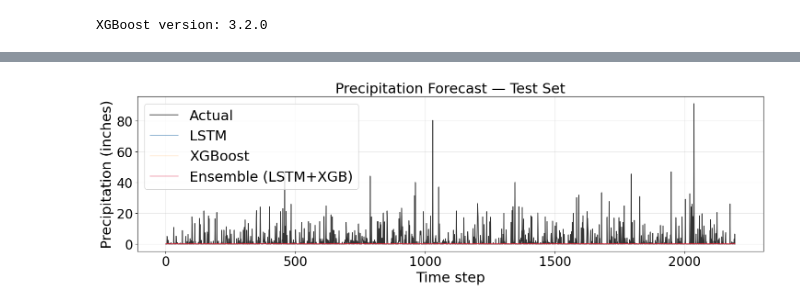
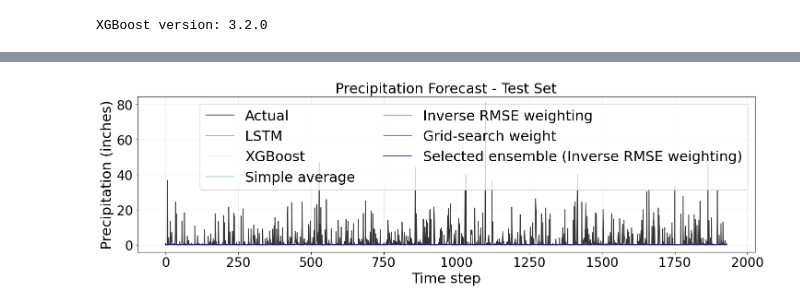
Before and after one commit to JayEm6768/LSTM_XGBOOST-ENSEMBLE-for-Precipitation, a Jupyter notebook: LSTM_XGBoost_Ensemble_Precipitation.ipynb, the cells around one changed output, grey strips where cells are left out. Saved outputs shown, nothing was run; the diff lists cells and outputs as text; code cells hidden in the pictures.

```diff
--- a/LSTM_XGBoost_Ensemble_Precipitation.ipynb
+++ b/LSTM_XGBoost_Ensemble_Precipitation.ipynb
@@ -160,8 +193,10 @@ model.evaluate(x_test, y_test)
 # %%
 #Predicting the values for test set
 result = model.predict(x_test)
-result = inv_boxcox1p(result.flatten(), lam_value)
-y_valid = inv_boxcox1p(y_test, lam_value)
+result = scaler.inverse_transform(result)[:, 0]
+result = inv_boxcox1p(result, lam_value)
+y_valid = scaler.inverse_transform(y_test.reshape(-1, 1))[:, 0]
+y_valid = inv_boxcox1p(y_valid, lam_value)
 import math
 from sklearn.metrics import mean_squared_error, mean_absolute_error, r2_score
 lstm_result = result.flatten()
@@ -304,0 +265,8 @@ Best iteration: 99
+# %%
+# Prepare the same chronological split for XGBoost feature engineering (Box-Cox only series)
+model_series = np.asarray(inv_data[:10988], dtype=float)
+xgb_train_cutoff = 9058
+window_size = 70
+print(f'XGBoost series length : {len(model_series)}')
+print(f'XGBoost train cutoff  : {xgb_train_cutoff}')
+print(f'XGBoost test length    : {len(model_series) - xgb_train_cutoff}')
@@ -305,13 +505,6 @@ Best iteration: 99
 # %%
-# ── XGBoost predictions in Box-Cox space ───────────────────────────────────
-xgb_pred_bc = xgb_model.predict(x_test_xgb)          # shape (n_test,)
-
-# Inverse-transform to original precipitation units
-xgb_pred_orig = inv_boxcox1p(xgb_pred_bc, lam_value)
-
-score_xgb = math.sqrt(mean_squared_error(y_valid, xgb_pred_orig))
-mae_xgb   = mean_absolute_error(y_valid, xgb_pred_orig)
-r2_xgb    = r2_score(y_valid, xgb_pred_orig)
+# ── XGBoost predictions on the original scale ───────────────────────────────
+print(f'Chosen XGBoost strategy : {xgb_best_name}')
 print(f'XGBoost RMSE : {score_xgb:.4f}')
 print(f'XGBoost MAE  : {mae_xgb:.4f}')
 print(f'XGBoost R2   : {r2_xgb:.4f}')
@@ -428,18 +657,21 @@ Objective NOT met — tune hyperparameters ⚠️
 # %%
 # ── Forecast comparison plot ───────────────────────────────────────────────
 fig, ax = plt.subplots(figsize=(15, 5))
-ax.plot(y_valid,        label='Actual',              color='black',      linewidth=1.2, alpha=0.8)
-ax.plot(lstm_result,    label='LSTM',                color='steelblue',  linewidth=0.8, alpha=0.7)
-ax.plot(xgb_pred_orig,  label='XGBoost',             color='darkorange', linewidth=0.8, alpha=0.7)
-ax.plot(ensemble_pred,  label='Ensemble (LSTM+XGB)', color='crimson',    linewidth=1.0, alpha=0.9)
-ax.set_title('Precipitation Forecast — Test Set')
+ax.plot(y_valid, label='Actual', color='black', linewidth=1.2, alpha=0.8)
+ax.plot(lstm_result, label='LSTM', color='steelblue', linewidth=0.8, alpha=0.7)
+ax.plot(xgb_pred_orig, label='XGBoost', color='darkorange', linewidth=0.8, alpha=0.7)
+ax.plot(ensemble_simple, label='Simple average', color='seagreen', linewidth=1.0, alpha=0.9)
+ax.plot(ensemble_inverse_rmse, label='Inverse RMSE weighting', color='mediumpurple', linewidth=1.0, alpha=0.9)
+ax.plot(ensemble_grid_search, label='Grid-search weight', color='crimson', linewidth=1.0, alpha=0.9)
+ax.plot(ensemble_pred, label=f'Selected ensemble ({best_strategy})', color='navy', linewidth=1.1, alpha=0.95)
+ax.set_title('Precipitation Forecast - Test Set')
 ax.set_xlabel('Time step')
 ax.set_ylabel('Precipitation (inches)')
-ax.legend()
+ax.legend(ncol=2)
 ax.grid(alpha=0.3)
 plt.tight_layout()
 plt.show()
 # %% [output]
-[figure, old version]
+[figure, new version]
 # %%
 # ── RMSE bar chart ─────────────────────────────────────────────────────────
```
Also changed, not shown: parts of 27 cells of this notebook, 5 other files.
